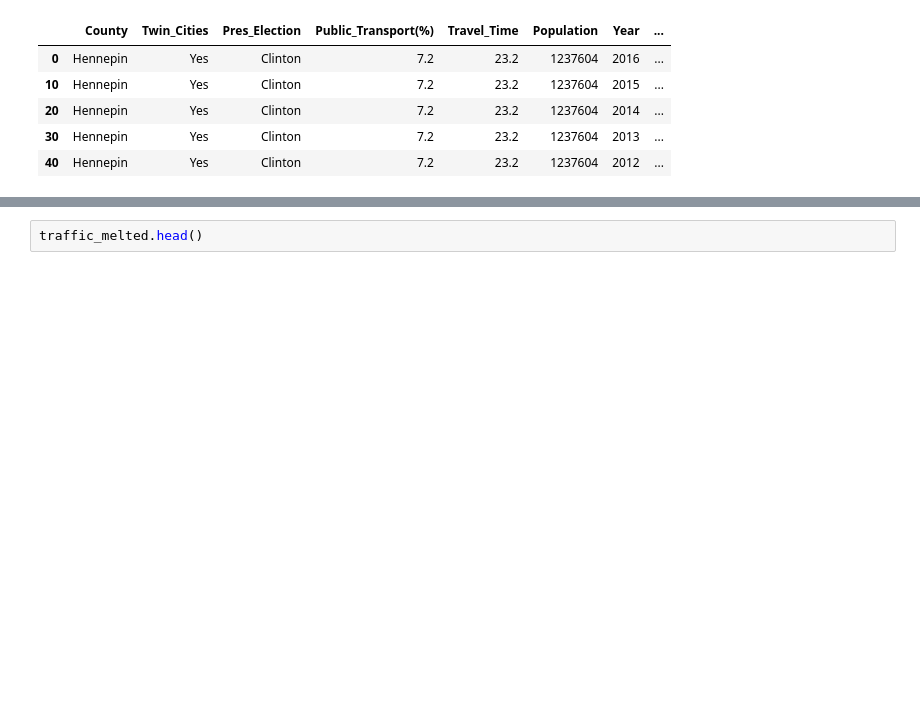
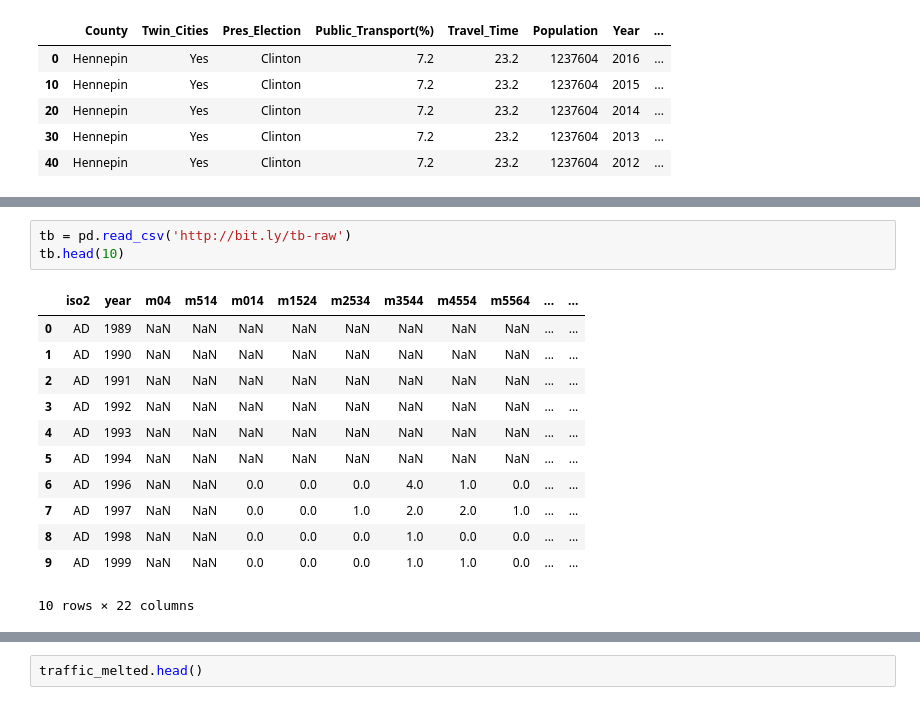
Before and after one commit to leoluyi/Yotta_Viz101, a Jupyter notebook: lecture-notes/python/pandas_tidy_data_pivot_unpivot.ipynb, the cells around one changed output, grey strips where cells are left out. Cells and saved outputs as stored; diff of their text form; blank space fills up the shorter version.

```diff
--- a/lecture-notes/python/pandas_tidy_data_pivot_unpivot.ipynb
+++ b/lecture-notes/python/pandas_tidy_data_pivot_unpivot.ipynb
@@ -91,0 +195,16 @@ traffic_melted.loc[traffic_melted.County == 'Hennepin'].head()
+# %%
+tb = pd.read_csv('http://bit.ly/tb-raw')
+tb.head(10)
+# %% [output]
+|  | iso2 | year | m04 | m514 | m014 | m1524 | m2534 | m3544 | m4554 | m5564 | ... | ... |
+| 0 | AD | 1989 | NaN | NaN | NaN | NaN | NaN | NaN | NaN | NaN | ... | ... |
+| 1 | AD | 1990 | NaN | NaN | NaN | NaN | NaN | NaN | NaN | NaN | ... | ... |
+| 2 | AD | 1991 | NaN | NaN | NaN | NaN | NaN | NaN | NaN | NaN | ... | ... |
+| 3 | AD | 1992 | NaN | NaN | NaN | NaN | NaN | NaN | NaN | NaN | ... | ... |
+| 4 | AD | 1993 | NaN | NaN | NaN | NaN | NaN | NaN | NaN | NaN | ... | ... |
+| 5 | AD | 1994 | NaN | NaN | NaN | NaN | NaN | NaN | NaN | NaN | ... | ... |
+| 6 | AD | 1996 | NaN | NaN | 0.0 | 0.0 | 0.0 | 4.0 | 1.0 | 0.0 | ... | ... |
+| 7 | AD | 1997 | NaN | NaN | 0.0 | 0.0 | 1.0 | 2.0 | 2.0 | 1.0 | ... | ... |
+| 8 | AD | 1998 | NaN | NaN | 0.0 | 0.0 | 0.0 | 1.0 | 0.0 | 0.0 | ... | ... |
+| 9 | AD | 1999 | NaN | NaN | 0.0 | 0.0 | 0.0 | 1.0 | 1.0 | 0.0 | ... | ... |
+10 rows × 22 columns
```
Also changed, not shown: parts of 25 cells of this notebook, 4 other files.
